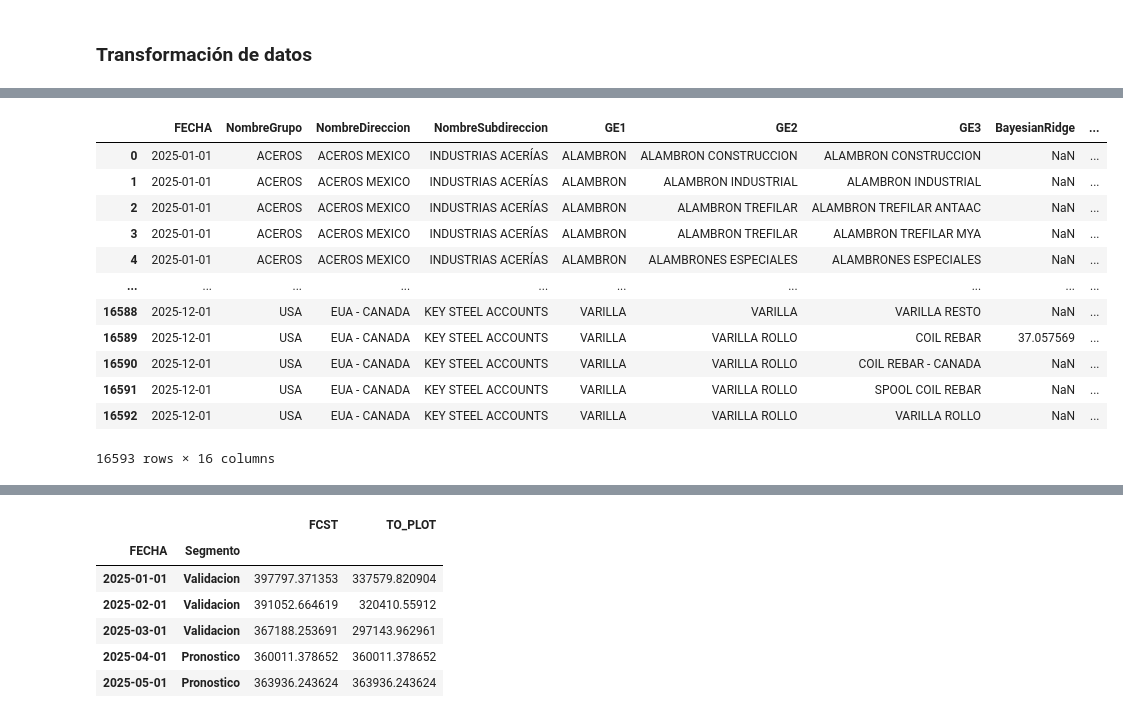
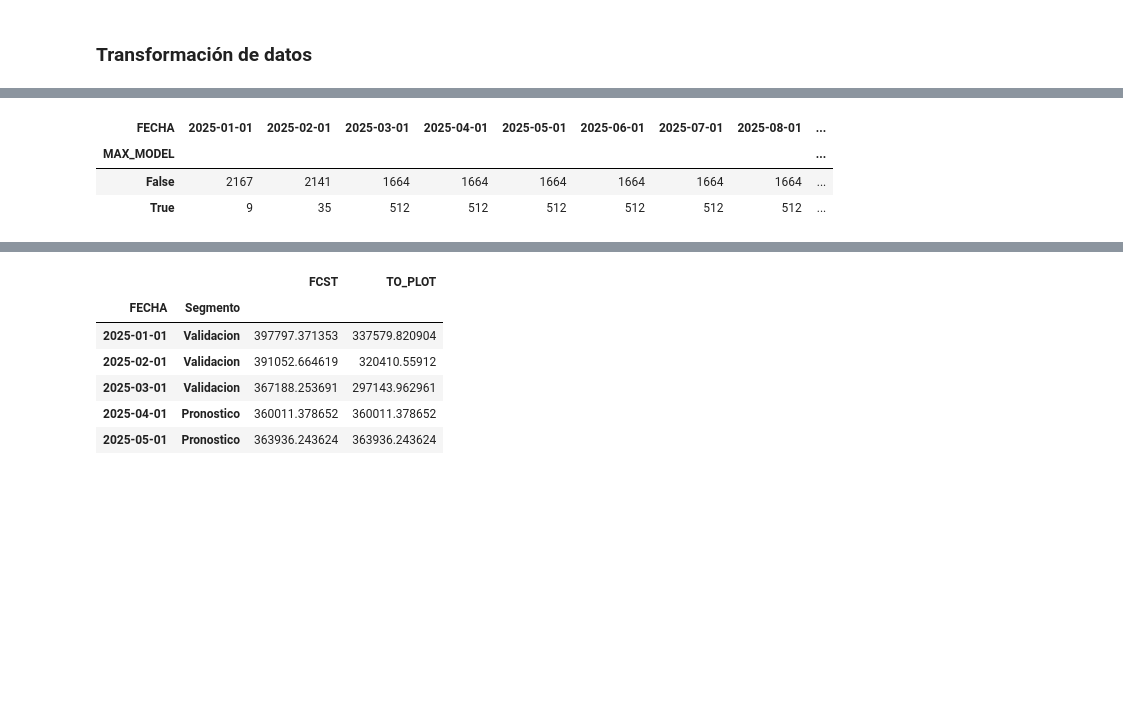
Before and after one commit to adojedar/demanda2, a Jupyter notebook: POP_BQ.ipynb, the cells around one changed output, grey strips where cells are left out. Cells and saved outputs as stored; diff of their text form; code cells hidden in the pictures; blank space fills up the shorter version.

```diff
--- a/POP_BQ.ipynb
+++ b/POP_BQ.ipynb
@@ -195,6 +336,8 @@ df2.columns = colNames  # Rename to match df1
 # --- Combine both filtered datasets ---
 combined_df = pd.concat([df1, df2], ignore_index=True)
 
+display(combined_df.FECHA.value_counts())
+
 # --- Reorder columns: move Y_PREDICCION next to MODEL ---
 cols = combined_df.columns.tolist()
 
@@ -207,3 +350,19 @@ cols.insert(model_idx + 1, cols.pop(y_pred_idx))
 combined_df = combined_df[cols]
 
 combined_df["Y_PREDICCION"] = combined_df["Y_PREDICCION"].astype(float)
+
+display(combined_df.FECHA.value_counts())
+
+res = pd.pivot_table(combined_df, index=["FECHA", "NOMBRESUBDIRECCION", "NOMBREGRUPOESTADISTICO3"], columns= "MODEL", values= "Y_PREDICCION", aggfunc= "mean" ).reset_index()
+
+res["MAX_MODEL"] = True
+
+res = res.rename(columns = {"NOMBREGRUPOESTADISTICO3": "GE3", "NOMBRESUBDIRECCION": "NombreSubdireccion"})
+
+res["MAX_MODEL"] = res["MAX_MODEL"].fillna(False)
+
+out = pv.merge(res, how = "left", on = ["FECHA", "NombreSubdireccion", "GE3" ] ,validate = "1:1")
+
+out["MAX_MODEL"] = out["MAX_MODEL"].fillna(False)
+
+out
@@ -210,27 +415,10 @@ combined_df["Y_PREDICCION"] = combined_df["Y_PREDICCION"].astype(float)
 # %%
-res = pd.pivot_table(combined_df, index=["FECHA", "NOMBRESUBDIRECCION", "NOMBREGRUPOESTADISTICO3"], columns= "MODEL", values= "Y_PREDICCION", aggfunc= "mean" ).reset_index()
-
-res = res.rename(columns = {"NOMBREGRUPOESTADISTICO3": "GE3", "NOMBRESUBDIRECCION": "NombreSubdireccion"})
-
-out = pv.merge(res, how = "left", on = ["FECHA", "NombreSubdireccion", "GE3" ] ,validate = "1:1")
-
-cols_order = ["FECHA", "NombreGrupo", "NombreDireccion", "NombreSubdireccion", "GE1", "GE2", "GE3", "BayesianRidge", "FACT", "GradientBoostingRegressor", "KNeighborsRegressor", "LGBMRegressor", "RandomForestRegressor", "Ridge", "XGBRegressor", "SVR"]
-
-out[cols_order]
+out.groupby("MAX_MODEL").FECHA.value_counts().unstack(-1)
 # %% [output]
-|  | FECHA | NombreGrupo | NombreDireccion | NombreSubdireccion | GE1 | GE2 | GE3 | BayesianRidge | ... |
-| 0 | 2025-01-01 | ACEROS | ACEROS MEXICO | INDUSTRIAS ACERÍAS | ALAMBRON | ALAMBRON CONSTRUCCION | ALAMBRON CONSTRUCCION | NaN | ... |
-| 1 | 2025-01-01 | ACEROS | ACEROS MEXICO | INDUSTRIAS ACERÍAS | ALAMBRON | ALAMBRON INDUSTRIAL | ALAMBRON INDUSTRIAL | NaN | ... |
-| 2 | 2025-01-01 | ACEROS | ACEROS MEXICO | INDUSTRIAS ACERÍAS | ALAMBRON | ALAMBRON TREFILAR | ALAMBRON TREFILAR ANTAAC | NaN | ... |
-| 3 | 2025-01-01 | ACEROS | ACEROS MEXICO | INDUSTRIAS ACERÍAS | ALAMBRON | ALAMBRON TREFILAR | ALAMBRON TREFILAR MYA | NaN | ... |
-| 4 | 2025-01-01 | ACEROS | ACEROS MEXICO | INDUSTRIAS ACERÍAS | ALAMBRON | ALAMBRONES ESPECIALES | ALAMBRONES ESPECIALES | NaN | ... |
-| ... | ... | ... | ... | ... | ... | ... | ... | ... | ... |
-| 16588 | 2025-12-01 | USA | EUA - CANADA | KEY STEEL ACCOUNTS | VARILLA | VARILLA | VARILLA RESTO | NaN | ... |
-| 16589 | 2025-12-01 | USA | EUA - CANADA | KEY STEEL ACCOUNTS | VARILLA | VARILLA ROLLO | COIL REBAR | 37.057569 | ... |
-| 16590 | 2025-12-01 | USA | EUA - CANADA | KEY STEEL ACCOUNTS | VARILLA | VARILLA ROLLO | COIL REBAR - CANADA | NaN | ... |
-| 16591 | 2025-12-01 | USA | EUA - CANADA | KEY STEEL ACCOUNTS | VARILLA | VARILLA ROLLO | SPOOL COIL REBAR | NaN | ... |
-| 16592 | 2025-12-01 | USA | EUA - CANADA | KEY STEEL ACCOUNTS | VARILLA | VARILLA ROLLO | VARILLA ROLLO | NaN | ... |
+| FECHA | 2025-01-01 | 2025-02-01 | 2025-03-01 | 2025-04-01 | 2025-05-01 | 2025-06-01 | 2025-07-01 | 2025-08-01 | ... |
+| MAX_MODEL |  |  |  |  |  |  |  |  | ... |
+| False | 2167 | 2141 | 1664 | 1664 | 1664 | 1664 | 1664 | 1664 | ... |
+| True | 9 | 35 | 512 | 512 | 512 | 512 | 512 | 512 | ... |
-16593 rows × 16 columns
 # %%
 df = out.copy()
 
```
Also changed, not shown: parts of 19 cells of this notebook, 1 other file.
